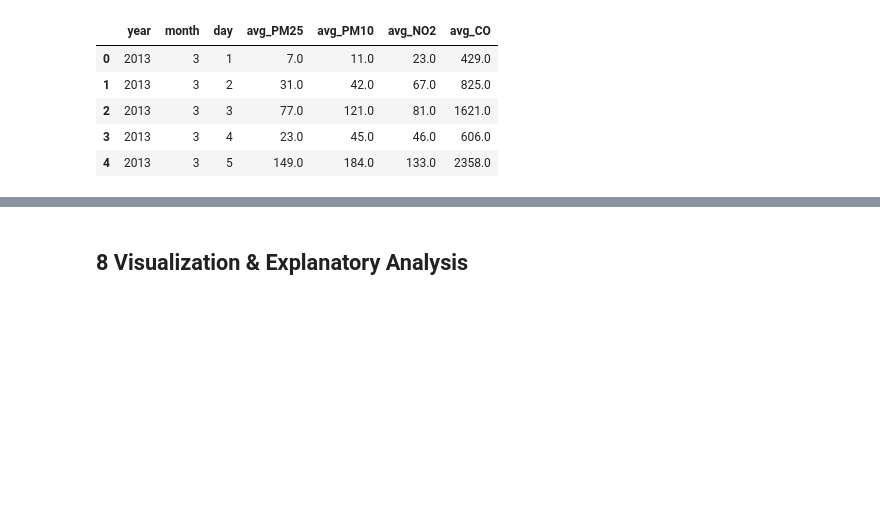
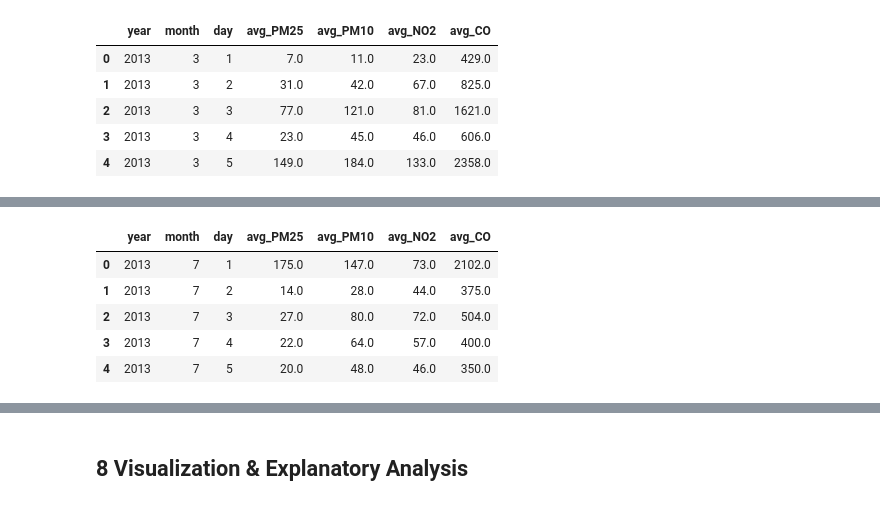
Before and after one commit to Wlnfadhil/Analisa-Data-Air-Quality-Control, a Jupyter notebook: submission/notebook.ipynb, the cells around one changed output, grey strips where cells are left out. Cells and saved outputs as stored; diff of their text form; code cells hidden in the pictures; blank space fills up the shorter version.

```diff
--- a/submission/notebook.ipynb
+++ b/submission/notebook.ipynb
@@ -1132,0 +1207,23 @@ pola_perubahan_kualitas_harian_2013_03.head()
+# %%
+filtered_df = aotizhongxin_df.query('year == 2013 and month == 7 and day >= 1 and day <= 30')
+
+pola_perubahan_kualitas_harian_2013_07 = (
+    filtered_df.groupby(['year', 'month', 'day'])
+    .agg(avg_PM25=('PM2.5', 'mean'), avg_PM10=('PM10', 'mean'), avg_NO2=('NO2', 'mean'), avg_CO=('CO', 'mean'))
+    .reset_index()
+)
+
+pola_perubahan_kualitas_harian_2013_07['avg_PM25'] = pola_perubahan_kualitas_harian_2013_07['avg_PM25'].round()
+pola_perubahan_kualitas_harian_2013_07['avg_PM10'] = pola_perubahan_kualitas_harian_2013_07['avg_PM10'].round()
+pola_perubahan_kualitas_harian_2013_07['avg_NO2'] = pola_perubahan_kualitas_harian_2013_07['avg_NO2'].round()
+pola_perubahan_kualitas_harian_2013_07['avg_CO'] = pola_perubahan_kualitas_harian_2013_07['avg_CO'].round()
+
+# Menampilkan hasil
+pola_perubahan_kualitas_harian_2013_07.head()
+# %% [output]
+|  | year | month | day | avg_PM25 | avg_PM10 | avg_NO2 | avg_CO |
+| 0 | 2013 | 7 | 1 | 175.0 | 147.0 | 73.0 | 2102.0 |
+| 1 | 2013 | 7 | 2 | 14.0 | 28.0 | 44.0 | 375.0 |
+| 2 | 2013 | 7 | 3 | 27.0 | 80.0 | 72.0 | 504.0 |
+| 3 | 2013 | 7 | 4 | 22.0 | 64.0 | 57.0 | 400.0 |
+| 4 | 2013 | 7 | 5 | 20.0 | 48.0 | 46.0 | 350.0 |
```
Also changed, not shown: parts of 22 cells of this notebook.
